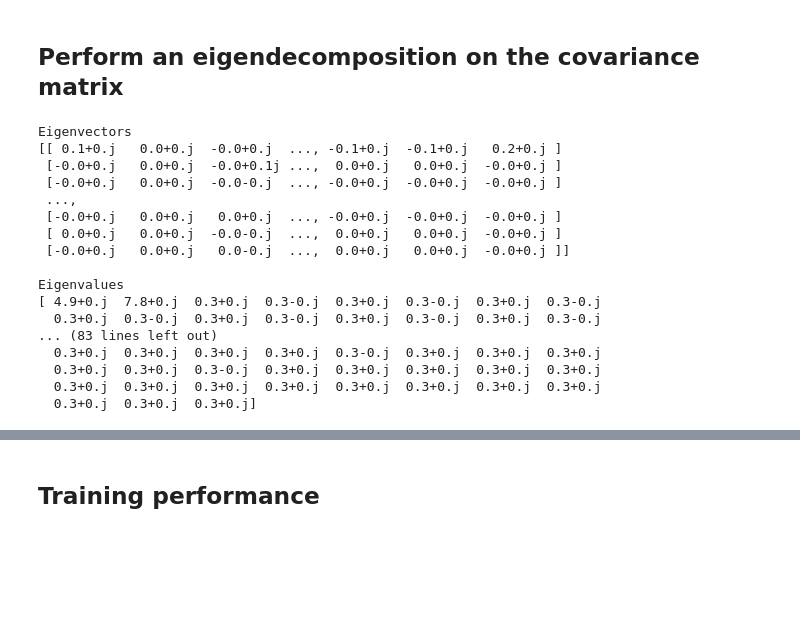
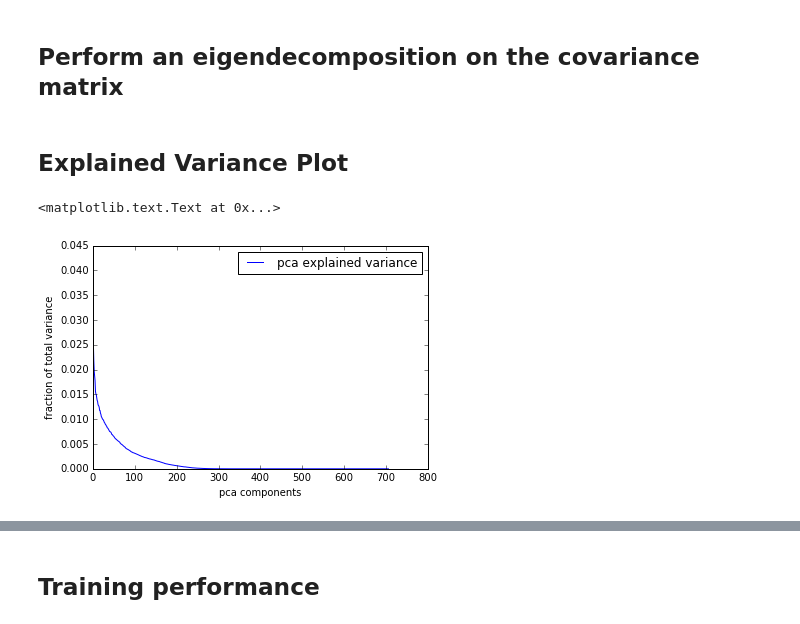
Before and after one commit to cdmbi/HDAC-Chembl, a Jupyter notebook: QSAR Analysis.ipynb, the cells around one changed output, grey strips where cells are left out. Drawn from its saved outputs; the diff is of its cells as text; code cells hidden in the pictures; blank space fills up the shorter version.

```diff
--- a/QSAR Analysis.ipynb
+++ b/QSAR Analysis.ipynb
@@ -107,24 +107,17 @@ eig_vals, eig_vecs = np.linalg.eig(cov_mat)
 
 eig_vals = np.around(eig_vals, decimals=1)
 eig_vecs = np.around(eig_vecs, decimals = 1)
-print('Eigenvectors \n%s' %eig_vecs)
-print('\nEigenvalues \n%s' %eig_vals)
-# %% [output]
-Eigenvectors
-[[ 0.1+0.j   0.0+0.j  -0.0+0.j  ..., -0.1+0.j  -0.1+0.j   0.2+0.j ]
- [-0.0+0.j   0.0+0.j  -0.0+0.1j ...,  0.0+0.j   0.0+0.j  -0.0+0.j ]
- [-0.0+0.j   0.0+0.j  -0.0-0.j  ..., -0.0+0.j  -0.0+0.j  -0.0+0.j ]
- ...,
- [-0.0+0.j   0.0+0.j   0.0+0.j  ..., -0.0+0.j  -0.0+0.j  -0.0+0.j ]
- [ 0.0+0.j   0.0+0.j  -0.0-0.j  ...,  0.0+0.j   0.0+0.j  -0.0+0.j ]
- [-0.0+0.j   0.0+0.j   0.0-0.j  ...,  0.0+0.j   0.0+0.j  -0.0+0.j ]]
-
-Eigenvalues
-[ 4.9+0.j  7.8+0.j  0.3+0.j  0.3-0.j  0.3+0.j  0.3-0.j  0.3+0.j  0.3-0.j
-  0.3+0.j  0.3-0.j  0.3+0.j  0.3-0.j  0.3+0.j  0.3-0.j  0.3+0.j  0.3-0.j
-... (83 lines left out)
-  0.3+0.j  0.3+0.j  0.3+0.j  0.3+0.j  0.3-0.j  0.3+0.j  0.3+0.j  0.3+0.j
-  0.3+0.j  0.3+0.j  0.3-0.j  0.3+0.j  0.3+0.j  0.3+0.j  0.3+0.j  0.3+0.j
-  0.3+0.j  0.3+0.j  0.3+0.j  0.3+0.j  0.3+0.j  0.3+0.j  0.3+0.j  0.3+0.j
-  0.3+0.j  0.3+0.j  0.3+0.j]
+# %% [markdown]
+## Explained Variance Plot
+# %%
+%matplotlib inline
+from matplotlib import pyplot as plt
+pca = sklearnPCA().fit(X_std)
+plt.plot(pca.explained_variance_ratio_, label='pca explained variance')
+plt.legend(loc='best')
+plt.xlabel('pca components')
+plt.ylabel('fraction of total variance')
+# %% [output]
+<matplotlib.text.Text at 0x...>
+[figure, added]
 # %%
```
Also changed, not shown: parts of 3 cells of this notebook.
